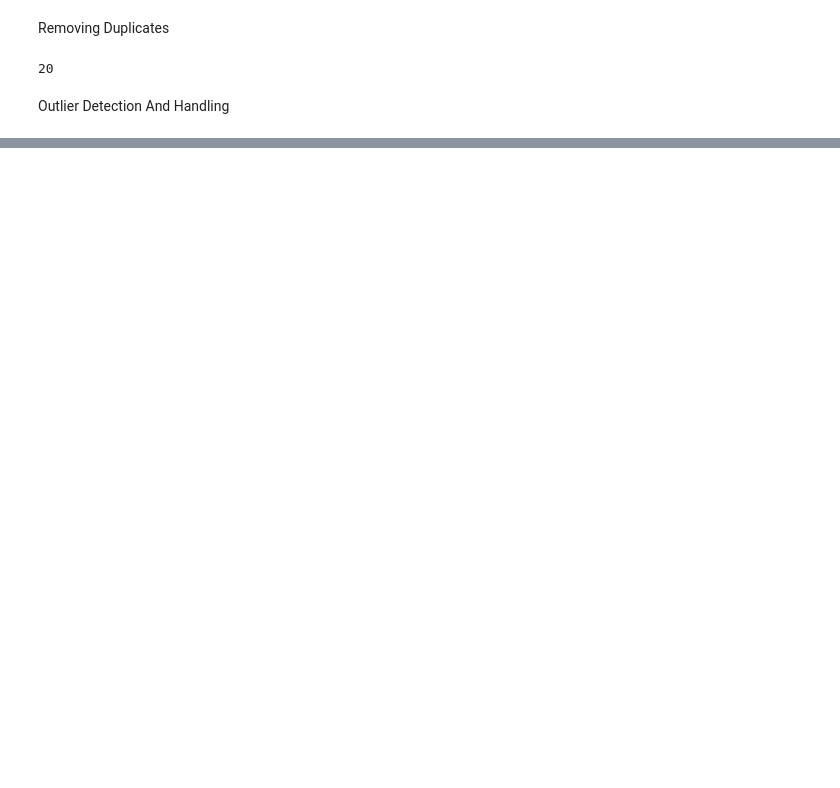
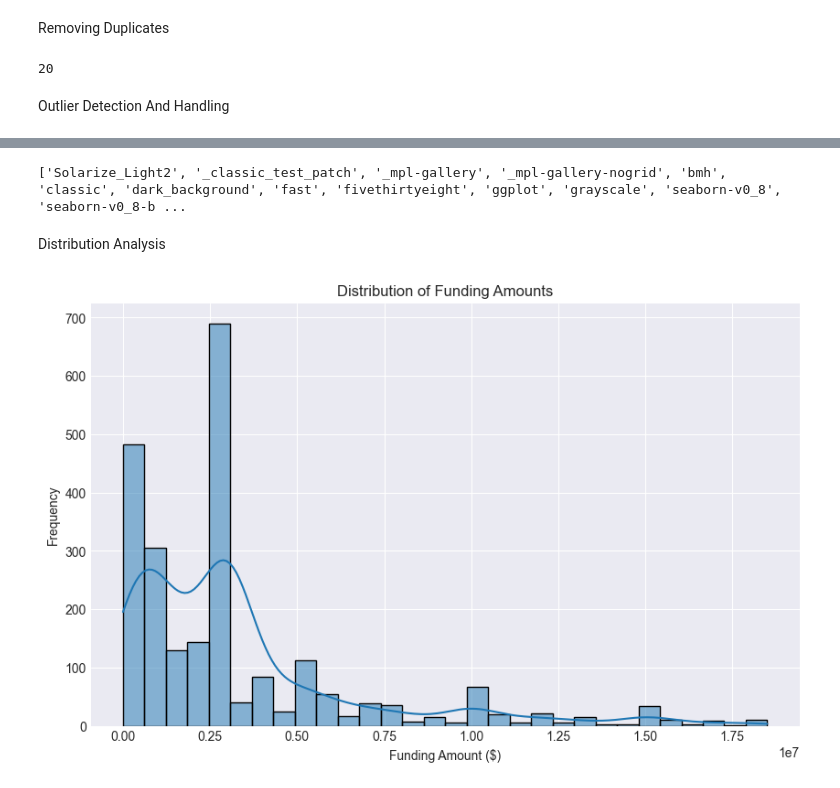
Before and after one commit to IAmWangari/Indian-Start-Up-Funding-Analysis-2018---2021-, a Jupyter notebook: Notebooks/Lp Retake .ipynb, the cells around one changed output, grey strips where cells are left out. Saved outputs shown, nothing was run; the diff lists cells and outputs as text; code cells hidden in the pictures; blank space fills up the shorter version.

```diff
--- a/Notebooks/Lp Retake .ipynb
+++ b/Notebooks/Lp Retake .ipynb
@@ -870,0 +995,6 @@ combined_df['Amount($)'] = scaler.fit_transform(combined_df[['Amount($)']])
+# %%
+# Load the csv into a dataframe
+import pandas as pd
+
+clean_combined_df = pd.read_csv('clean_combined_dataset.csv')
+clean_combined_df
@@ -870,0 +1033,25 @@ combined_df['Amount($)'] = scaler.fit_transform(combined_df[['Amount($)']])
+# %%
+import matplotlib.pyplot as plt
+import seaborn as sns
+plt.style.use('seaborn-v0_8-darkgrid')
+# %%
+print(plt.style.available)
+# %% [output]
+['Solarize_Light2', '_classic_test_patch', '_mpl-gallery', '_mpl-gallery-nogrid', 'bmh', 'classic', 'dark_background', 'fast', 'fivethirtyeight', 'ggplot', 'grayscale', 'seaborn-v0_8', 'seaborn-v0_8-b ...
+# %% [markdown]
+Distribution Analysis
+# %%
+# To get an overview of the spread and identify any skewness
+
+# In this case we'll use both the histogram
+
+
+# Histogram
+plt.figure(figsize=(10, 6))
+sns.histplot(clean_combined_df['Amount($)'], bins=30, kde=True)
+plt.title('Distribution of Funding Amounts')
+plt.xlabel('Funding Amount ($)')
+plt.ylabel('Frequency')
+plt.show()
+# %% [output]
+[figure, added]
```
Also changed, not shown: parts of 81 cells of this notebook, 9 other files.
